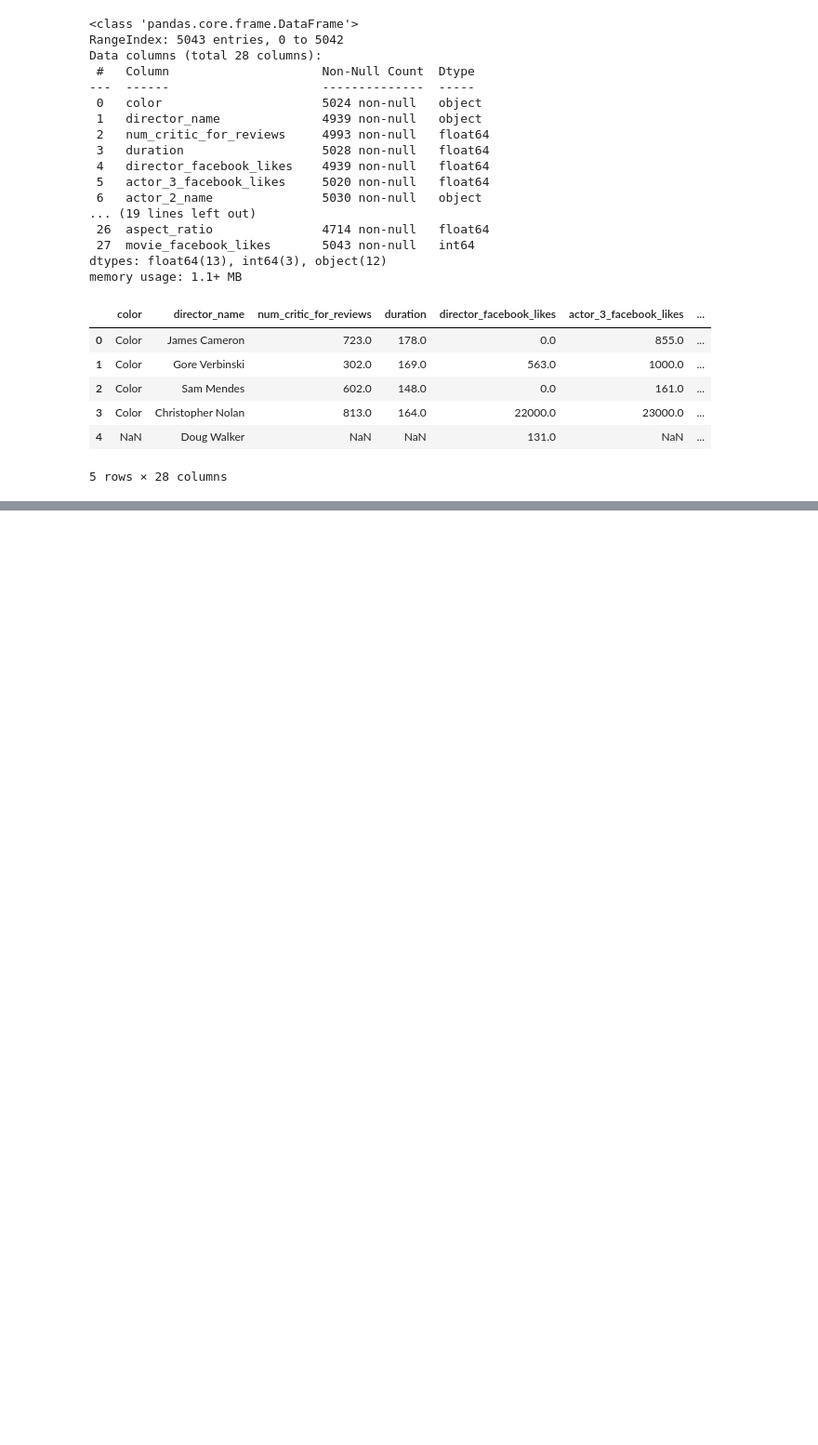
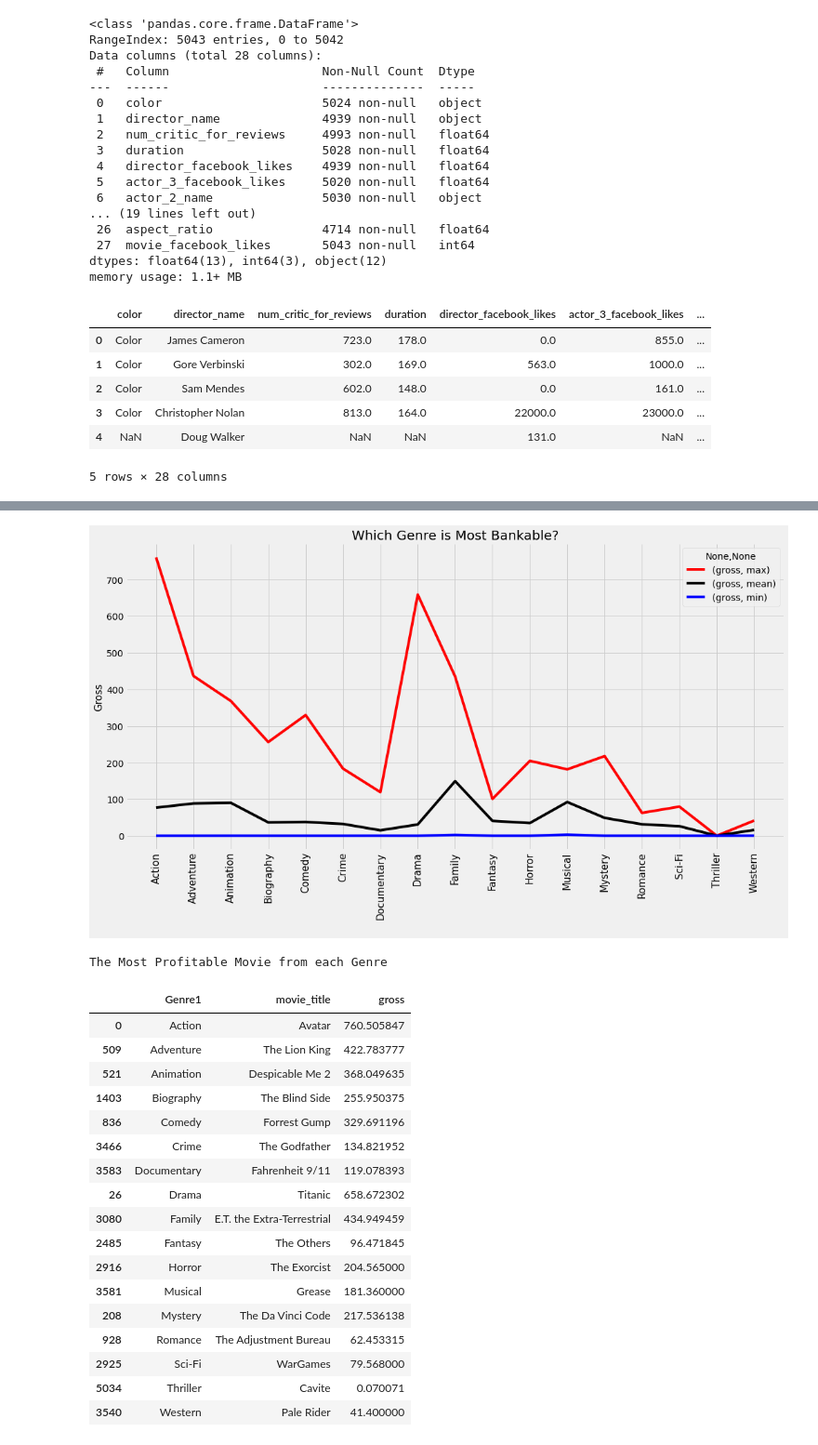
Before and after one commit to MlondiMchunu/movieRecommender2, a Jupyter notebook: movieRec.ipynb, the cells around one changed output, grey strips where cells are left out. Shown at 93% size. Drawn from its saved outputs; the diff is of its cells as text; code cells hidden in the pictures; blank space fills up the shorter version.

```diff
--- a/movieRec.ipynb
+++ b/movieRec.ipynb
@@ -62,0 +311,35 @@ data.head()
+# %%
+#compare the gross with genres
+data[['Genre1','gross',]].groupby(['Genre1']).agg(['max','mean','min']).plot(kind = 'line', color = ['red','black','blue'])
+
+plt.title('Which Genre is Most Bankable?', fontsize = 20)
+
+plt.xticks(np.arange(17), ['Action', 'Adventure', 'Animation', 'Biography', 'Comedy', 'Crime','Documentary', 'Drama', 'Family', 'Fantasy', 'Horror', 'Musical','Mystery', 'Romance', 'Sci-Fi', 'Thriller', 'Western'], rotation = 90, fontsize = 15)
+
+plt.ylabel('Gross', fontsize = 15)
+plt.xlabel(' ',)
+plt.show()
+
+print('The Most Profitable Movie from each Genre')
+display(data.loc[data.groupby(data['Genre1'])['Profit'].idxmax()][['Genre1','movie_title','gross']].style.background_gradient(cmap = 'copper'))
+# %% [output]
+[figure, added]
+The Most Profitable Movie from each Genre
+|  | Genre1 | movie_title | gross |
+| 0 | Action | Avatar | 760.505847 |
+| 509 | Adventure | The Lion King | 422.783777 |
+| 521 | Animation | Despicable Me 2 | 368.049635 |
+| 1403 | Biography | The Blind Side | 255.950375 |
+| 836 | Comedy | Forrest Gump | 329.691196 |
+| 3466 | Crime | The Godfather | 134.821952 |
+| 3583 | Documentary | Fahrenheit 9/11 | 119.078393 |
+| 26 | Drama | Titanic | 658.672302 |
+| 3080 | Family | E.T. the Extra-Terrestrial | 434.949459 |
+| 2485 | Fantasy | The Others | 96.471845 |
+| 2916 | Horror | The Exorcist | 204.565000 |
+| 3581 | Musical | Grease | 181.360000 |
+| 208 | Mystery | The Da Vinci Code | 217.536138 |
+| 928 | Romance | The Adjustment Bureau | 62.453315 |
+| 2925 | Sci-Fi | WarGames | 79.568000 |
+| 5034 | Thriller | Cavite | 0.070071 |
+| 3540 | Western | Pale Rider | 41.400000 |
```
Also changed, not shown: parts of 32 cells of this notebook.
